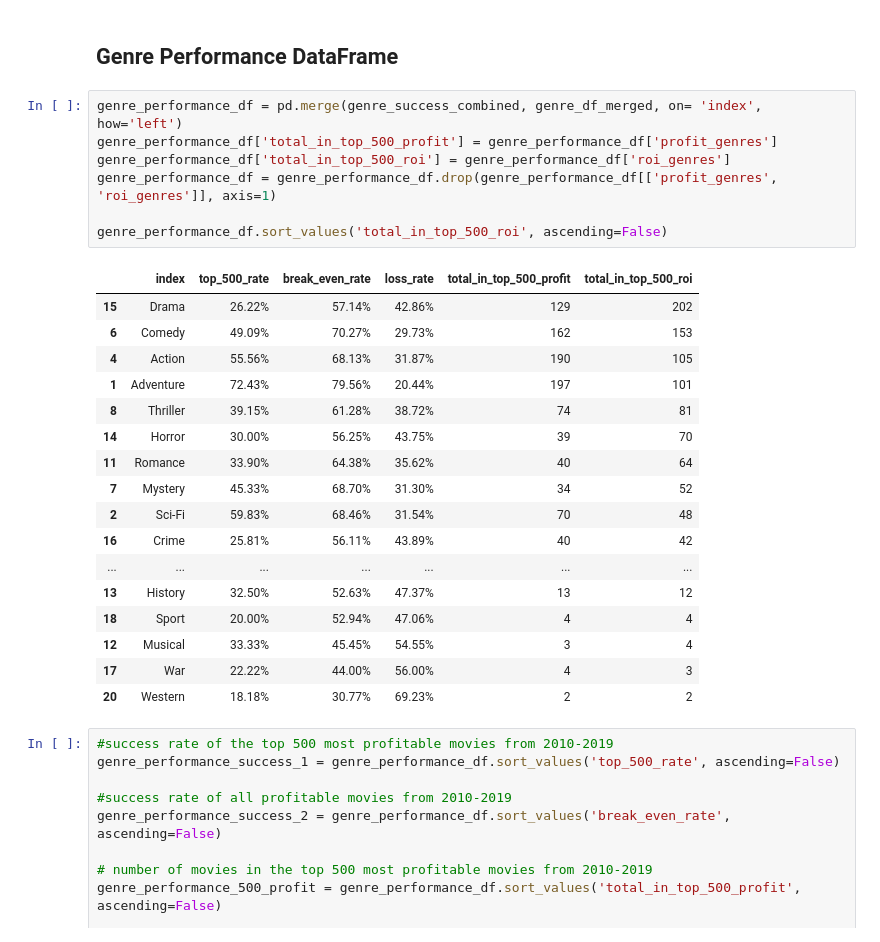
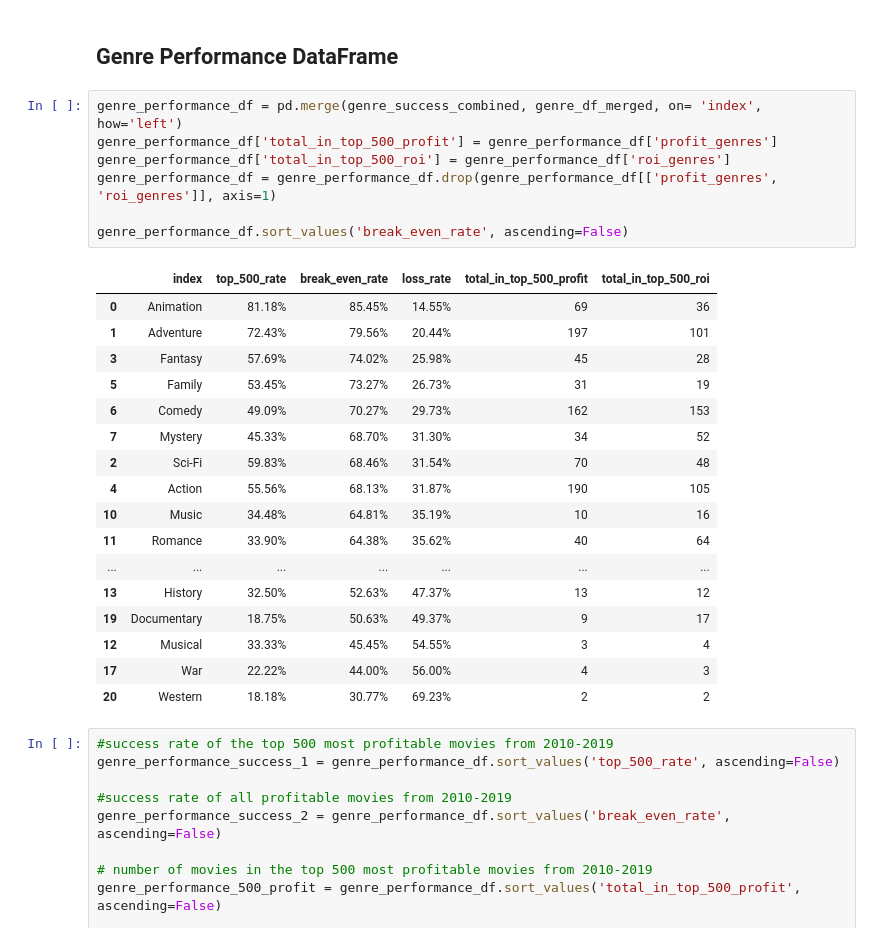
Before and after one commit to jxn628/dsc-phase-1-project, a Jupyter notebook: student.ipynb, the cells around one changed output. Cells and saved outputs as stored; diff of their text form.

```diff
--- a/student.ipynb
+++ b/student.ipynb
@@ -856,25 +858,25 @@ genre_success_combined = genre_success_combined.rename(columns={'success_rate':
 # %%
 genre_performance_df = pd.merge(genre_success_combined, genre_df_merged, on= 'index', how='left')
 genre_performance_df['total_in_top_500_profit'] = genre_performance_df['profit_genres']
 genre_performance_df['total_in_top_500_roi'] = genre_performance_df['roi_genres']
 genre_performance_df = genre_performance_df.drop(genre_performance_df[['profit_genres', 'roi_genres']], axis=1)
 
-genre_performance_df.sort_values('total_in_top_500_roi', ascending=False)
+genre_performance_df.sort_values('break_even_rate', ascending=False)
 # %% [output]
 |  | index | top_500_rate | break_even_rate | loss_rate | total_in_top_500_profit | total_in_top_500_roi |
-| 15 | Drama | 26.22% | 57.14% | 42.86% | 129 | 202 |
+| 0 | Animation | 81.18% | 85.45% | 14.55% | 69 | 36 |
+| 1 | Adventure | 72.43% | 79.56% | 20.44% | 197 | 101 |
+| 3 | Fantasy | 57.69% | 74.02% | 25.98% | 45 | 28 |
+| 5 | Family | 53.45% | 73.27% | 26.73% | 31 | 19 |
 | 6 | Comedy | 49.09% | 70.27% | 29.73% | 162 | 153 |
-| 4 | Action | 55.56% | 68.13% | 31.87% | 190 | 105 |
-| 1 | Adventure | 72.43% | 79.56% | 20.44% | 197 | 101 |
-| 8 | Thriller | 39.15% | 61.28% | 38.72% | 74 | 81 |
-| 14 | Horror | 30.00% | 56.25% | 43.75% | 39 | 70 |
-| 11 | Romance | 33.90% | 64.38% | 35.62% | 40 | 64 |
 | 7 | Mystery | 45.33% | 68.70% | 31.30% | 34 | 52 |
 | 2 | Sci-Fi | 59.83% | 68.46% | 31.54% | 70 | 48 |
-| 16 | Crime | 25.81% | 56.11% | 43.89% | 40 | 42 |
+| 4 | Action | 55.56% | 68.13% | 31.87% | 190 | 105 |
+| 10 | Music | 34.48% | 64.81% | 35.19% | 10 | 16 |
+| 11 | Romance | 33.90% | 64.38% | 35.62% | 40 | 64 |
 | ... | ... | ... | ... | ... | ... | ... |
 | 13 | History | 32.50% | 52.63% | 47.37% | 13 | 12 |
-| 18 | Sport | 20.00% | 52.94% | 47.06% | 4 | 4 |
+| 19 | Documentary | 18.75% | 50.63% | 49.37% | 9 | 17 |
 | 12 | Musical | 33.33% | 45.45% | 54.55% | 3 | 4 |
 | 17 | War | 22.22% | 44.00% | 56.00% | 4 | 3 |
 | 20 | Western | 18.18% | 30.77% | 69.23% | 2 | 2 |
```
Also changed, not shown: parts of 3 cells of this notebook.
